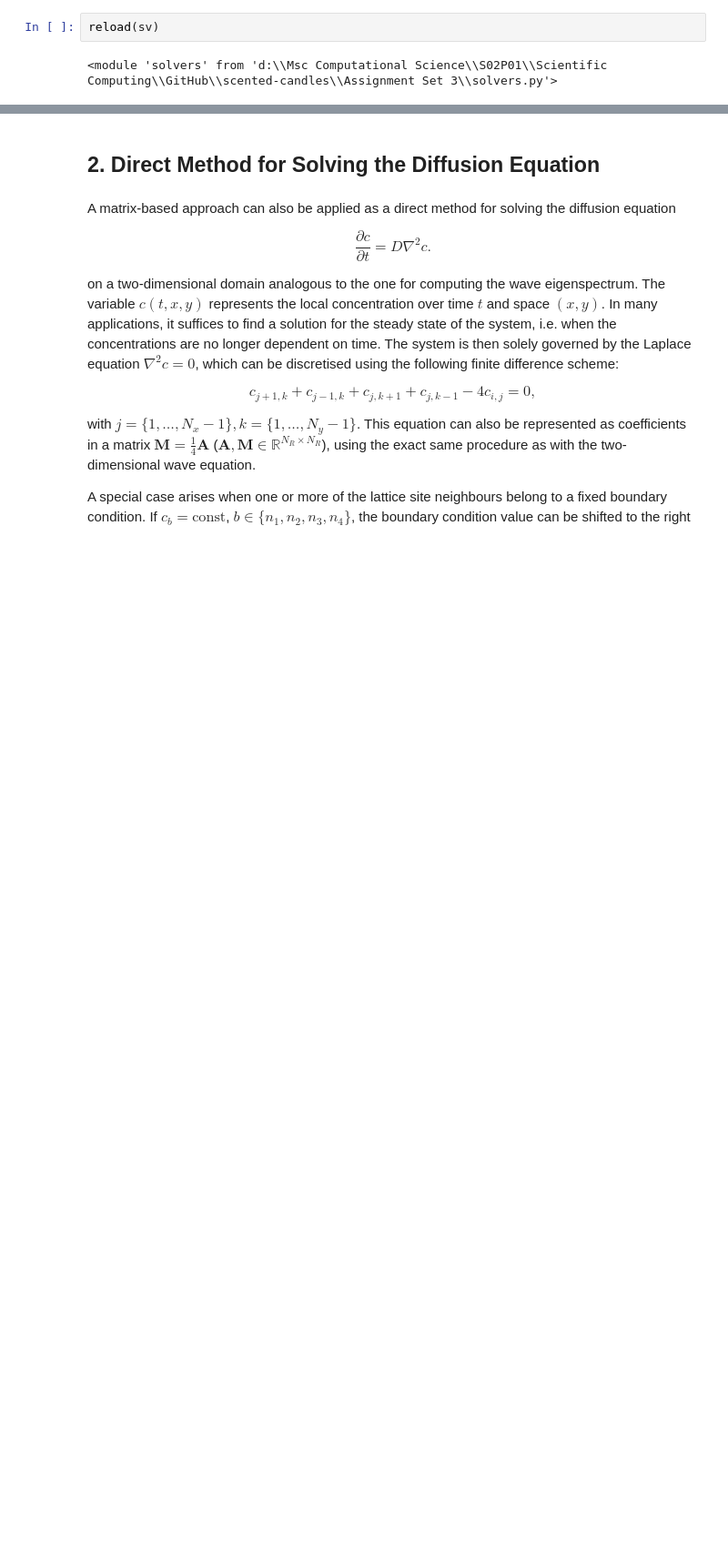
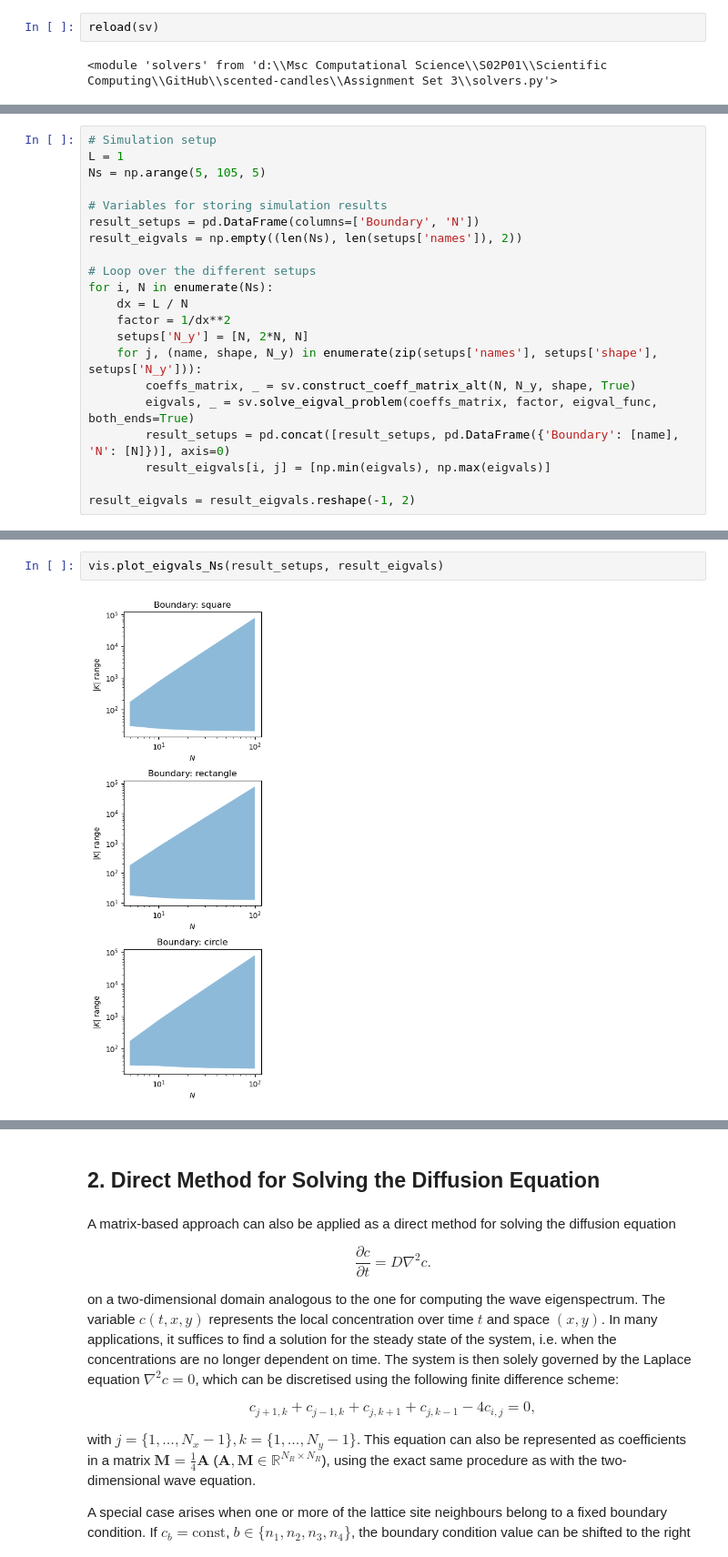
Before and after one commit to mboyan/scented-candles, a Jupyter notebook: Assignment Set 3/AssignmentSet3.ipynb, the cells around one changed output, grey strips where cells are left out. Shown at 91% size. Saved outputs shown, nothing was run; the diff lists cells and outputs as text; blank space fills up the shorter version.

```diff
--- a/Assignment Set 3/AssignmentSet3.ipynb
+++ b/Assignment Set 3/AssignmentSet3.ipynb
@@ -231,0 +296,21 @@ eig for circle with 1264 points took 0.44 seconds
+# %%
+# Simulation setup
+L = 1
+Ns = np.arange(5, 105, 5)
+
+# Variables for storing simulation results
+result_setups = pd.DataFrame(columns=['Boundary', 'N'])
+result_eigvals = np.empty((len(Ns), len(setups['names']), 2))
+
+# Loop over the different setups
+for i, N in enumerate(Ns):
+    dx = L / N
+    factor = 1/dx**2
+    setups['N_y'] = [N, 2*N, N]
+    for j, (name, shape, N_y) in enumerate(zip(setups['names'], setups['shape'], setups['N_y'])):
+        coeffs_matrix, _ = sv.construct_coeff_matrix_alt(N, N_y, shape, True)
+        eigvals, _ = sv.solve_eigval_problem(coeffs_matrix, factor, eigval_func, both_ends=True)
+        result_setups = pd.concat([result_setups, pd.DataFrame({'Boundary': [name], 'N': [N]})], axis=0)
+        result_eigvals[i, j] = [np.min(eigvals), np.max(eigvals)]
+
+result_eigvals = result_eigvals.reshape(-1, 2)
@@ -231,0 +321,4 @@ eig for circle with 1264 points took 0.44 seconds
+# %%
+vis.plot_eigvals_Ns(result_setups, result_eigvals)
+# %% [output]
+[figure, added]
```
Also changed, not shown: parts of 18 cells of this notebook, 3 other files.
